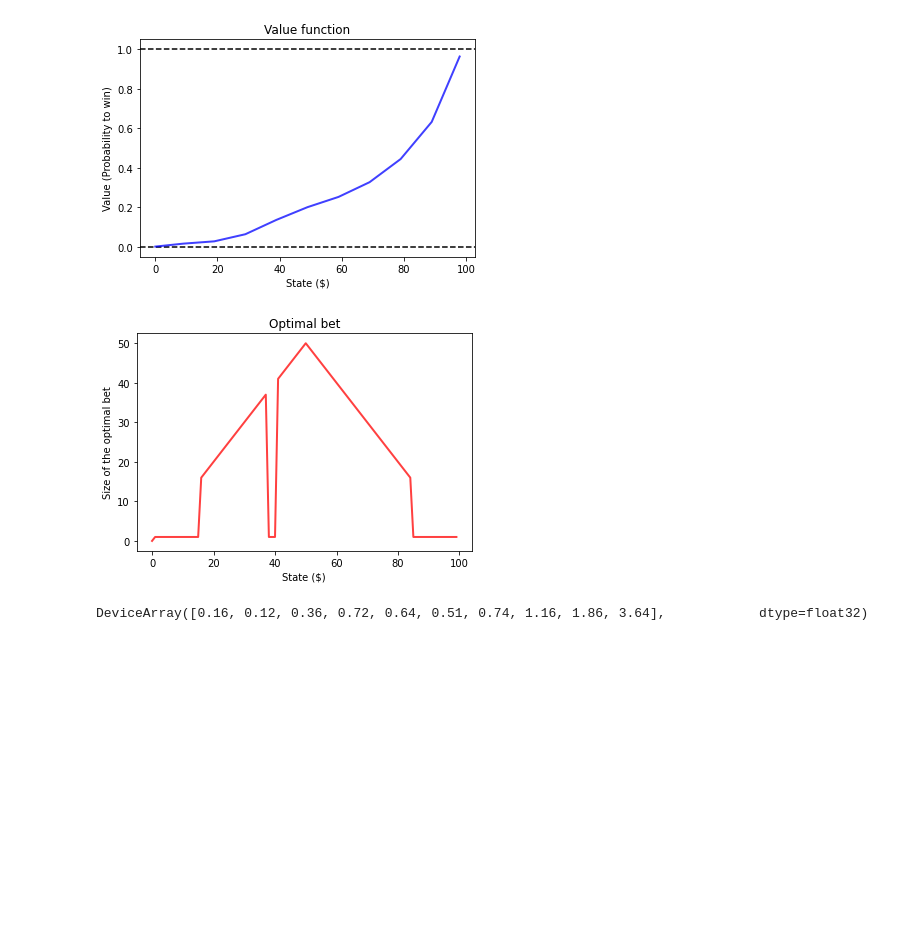
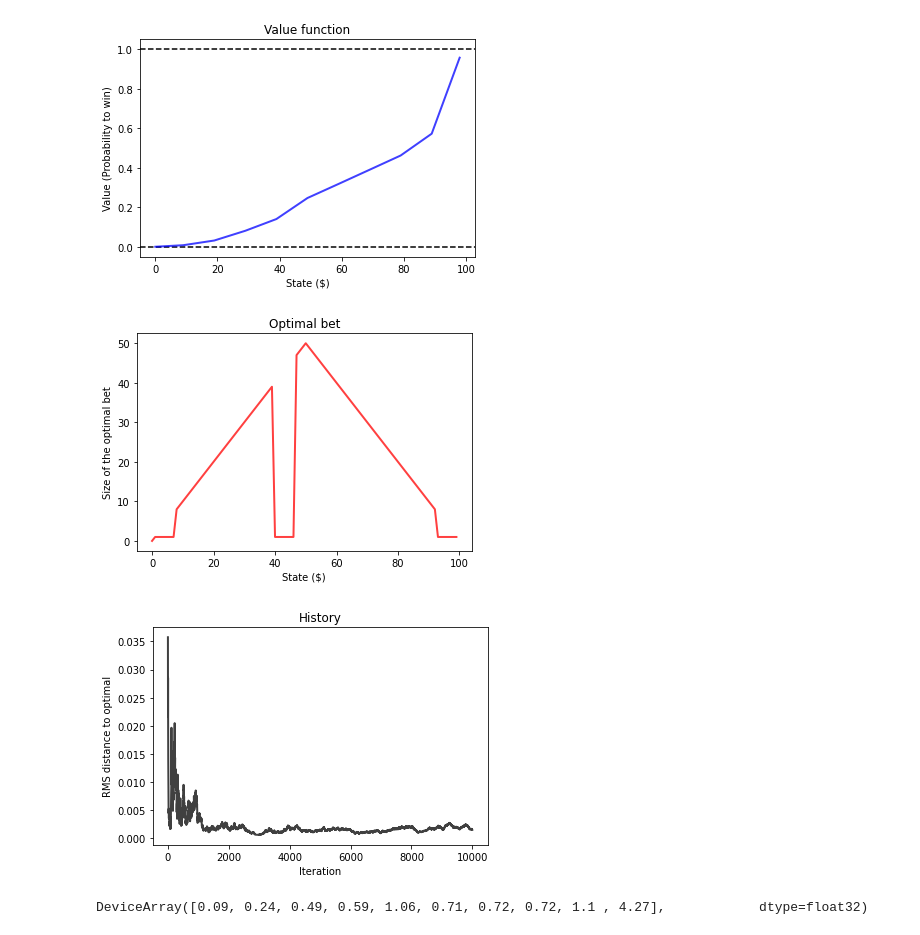
Before and after one commit to mcnica89/MATH4060, a Jupyter notebook: Gamblers_Problem_SARSA_and_GRAD_descent.ipynb, the cells around one changed output. Saved outputs shown, nothing was run; the diff lists cells and outputs as text; code cells hidden in the pictures; blank space fills up the shorter version.

Commit message:
Added a comparison to the true answer from value iteration. Created using Colaboratory

```diff
--- a/Gamblers_Problem_SARSA_and_GRAD_descent.ipynb
+++ b/Gamblers_Problem_SARSA_and_GRAD_descent.ipynb
@@ -166,4 +271,8 @@ plot_value_function_and_actions(w)
 # %%
+@jax.jit
+def RMS(x):
+  return jnp.mean(jnp.square(x))
+
 def gamblers_problem_epsilon_greedy(s, w, epsilon):
   '''Return the action dertermined from the q function from current_state using the epsilon-greedy algorthm'''
   #This sis the line from the pseudocode that says "Choose A from S using policy derived from Q (e.g. epsilond greedy)"
@@ -198,7 +307,7 @@ def gamblers_problem_nextstate(current_state, action):
 
 def gamblers_problem_SARSA_grad(num_episodes=10):
   w = jnp.ones(N_PARAMS) #initialize the weights
-
+  RMS_history = np.zeros(num_episodes)
   #Loop over all the episodes
   for episode in range(num_episodes):
 
@@ -236,11 +345,24 @@ def gamblers_problem_SARSA_grad(num_episodes=10):
       #Update the state and then repeat
       current_state = new_state
 
+    #Compare our answer so far to the true answer and record it
+    all_states = jnp.arange(0,N_TARGET+1)
+    v_star = value_func(all_states,w)
+    RMS_history[episode] = RMS(v_star - V_TRUE)
+
   plot_value_function_and_actions(w)
+  fig3, ax3 = plt.subplots()  # Create a figure containing a single axes.
+  ax3.set_title("RMS eror History")
+  ax3.set_xlabel("Iteration")
+  ax3.set_ylabel("RMS distance to optimal")
+
+  ax3.plot(RMS_history,linewidth=2, alpha=0.75, color='black')  # Plot some data on the axes.
+
+  plt.show()
   return w
 # %%
 jnp.set_printoptions(precision=2, suppress=True)
-gamblers_problem_Q_grad(1000)
+gamblers_problem_SARSA_grad(10000)
 # %% [output]
 Iteration number:  0
 Weights:  [1. 1. 1. 1. 1. 1. 1. 1. 1. 1.]
@@ -265,3 +387,4 @@ Weights:  [0.12 0.11 0.36 0.77 0.7  0.55 0.76 1.17 1.87 3.6 ]
-[figure, old version]
+[figure, new version]
-[figure, old version]
+[figure, new version]
+[figure, added]
-DeviceArray([0.16, 0.12, 0.36, 0.72, 0.64, 0.51, 0.74, 1.16, 1.86, 3.64],            dtype=float32)
+DeviceArray([0.09, 0.24, 0.49, 0.59, 1.06, 0.71, 0.72, 0.72, 1.1 , 4.27],            dtype=float32)
```
Also changed, not shown: parts of 6 cells of this notebook.
